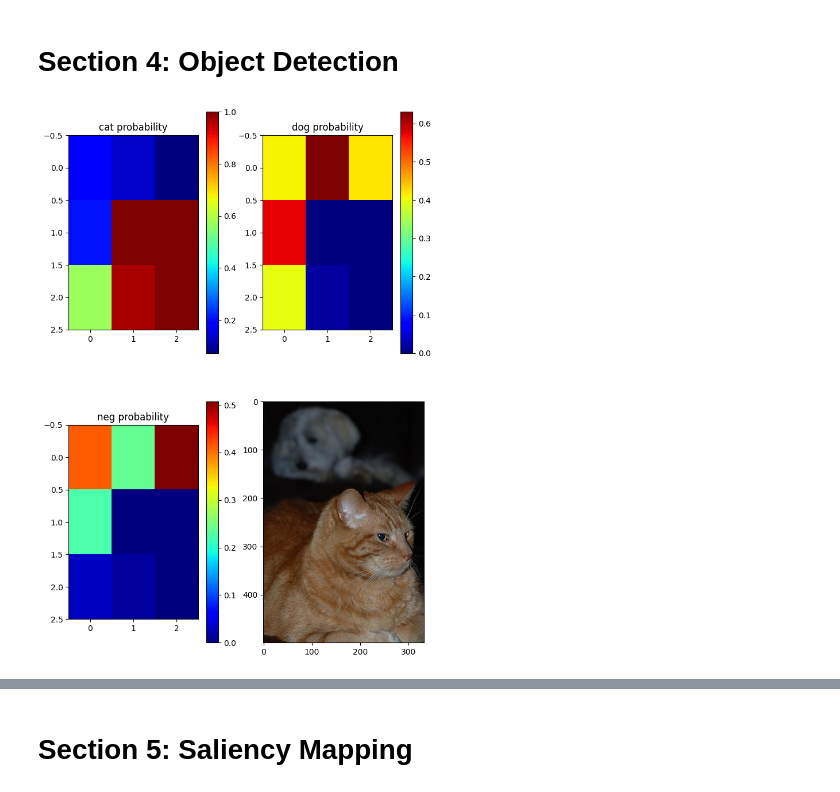
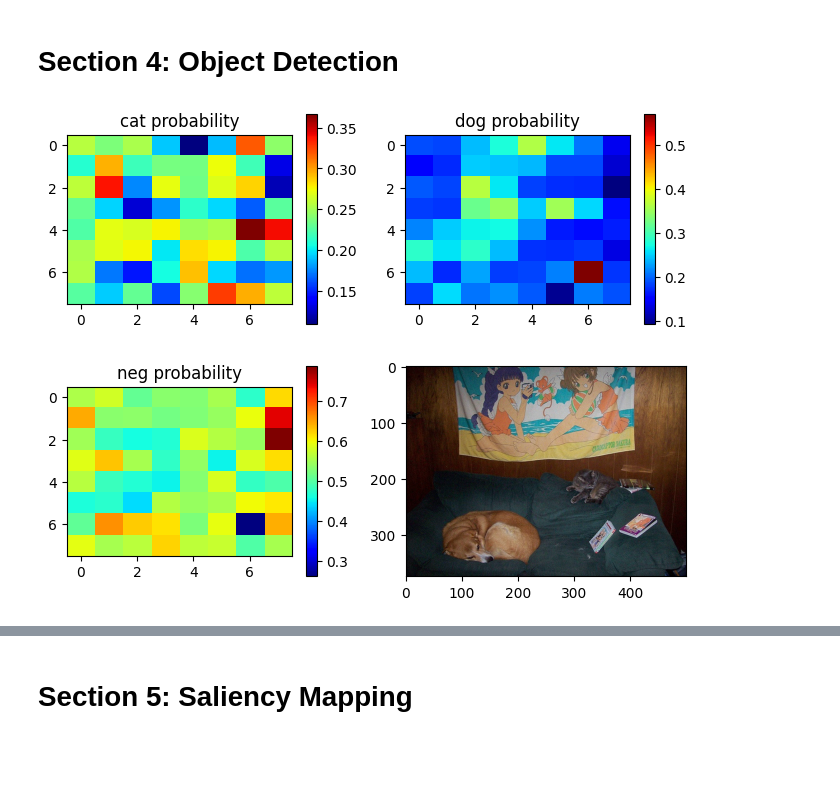
Before and after one commit to yutaizhou/CSCI699_RobotLearning_HW1, a Jupyter notebook: p2_image_classification.ipynb, the cells around one changed output, grey strips where cells are left out. Drawn from its saved outputs; the diff is of its cells as text; code cells hidden in the pictures; blank space fills up the shorter version.

```diff
--- a/p2_image_classification.ipynb
+++ b/p2_image_classification.ipynb
@@ -229,7 +209,7 @@ Incorrectly classified images:
 # %% [markdown]
 # Section 4: Object Detection
 # %%
-def plot_classification(raw_img, classification_array):
+def plot_classification(raw_img, classification_array, fname):
     nH, nW, _ = classification_array.shape
     aspect_ratio = float(raw_img.shape[0]) / raw_img.shape[1]
     plt.figure(figsize=(8, 8*aspect_ratio))
@@ -250,7 +230,7 @@ def plot_classification(raw_img, classification_array):
     plt.colorbar()
     plt.subplot(2,2,4)
     plt.imshow(raw_img)
-    plt.savefig("detect.png")
+    plt.savefig(fname)
     plt.show()
 # %%
 def compute_brute_force_classification(
@@ -295,27 +275,27 @@ def compute_brute_force_classification(
 # %%
 # Get raw image using PIL
 catswithdogs_dir = "content/datasets/catswithdogs"
-raw_img = np.array(Image.open(os.path.join(catswithdogs_dir, "001940.jpg")))
+raw_img = np.array(Image.open(os.path.join(catswithdogs_dir, "002268.jpg")))
 
 # Define transformations
 transform = transforms.Compose([
     transforms.ToPILImage(),                  # Numpy array to PIL Image first
     transforms.Resize((IMG_SIZE, IMG_SIZE)),  # Resize to dimensions for Inception network
     transforms.ToTensor(),                    # Convert PIL Image to tensor
     transforms.Normalize(mean=[0.485, 0.456, 0.406], std=[0.229, 0.224, 0.225]),  # Normalize
 ])
 
 window_predictions = compute_brute_force_classification(
     model= new_model,
     raw_img=raw_img,
     transforms=transform,
-    nH=3,
-    nW=3,
+    nH=8,
+    nW=8,
 )
 
-plot_classification(raw_img, window_predictions)
+plot_classification(raw_img, window_predictions, "brute_force_classification.png")
 # %% [output]
-[figure, old version]
+[figure, new version]
 # %%
 def compute_convolutional_KxK_classification(
     model: nn.Module,
```
Also changed, not shown: parts of 11 cells of this notebook.
